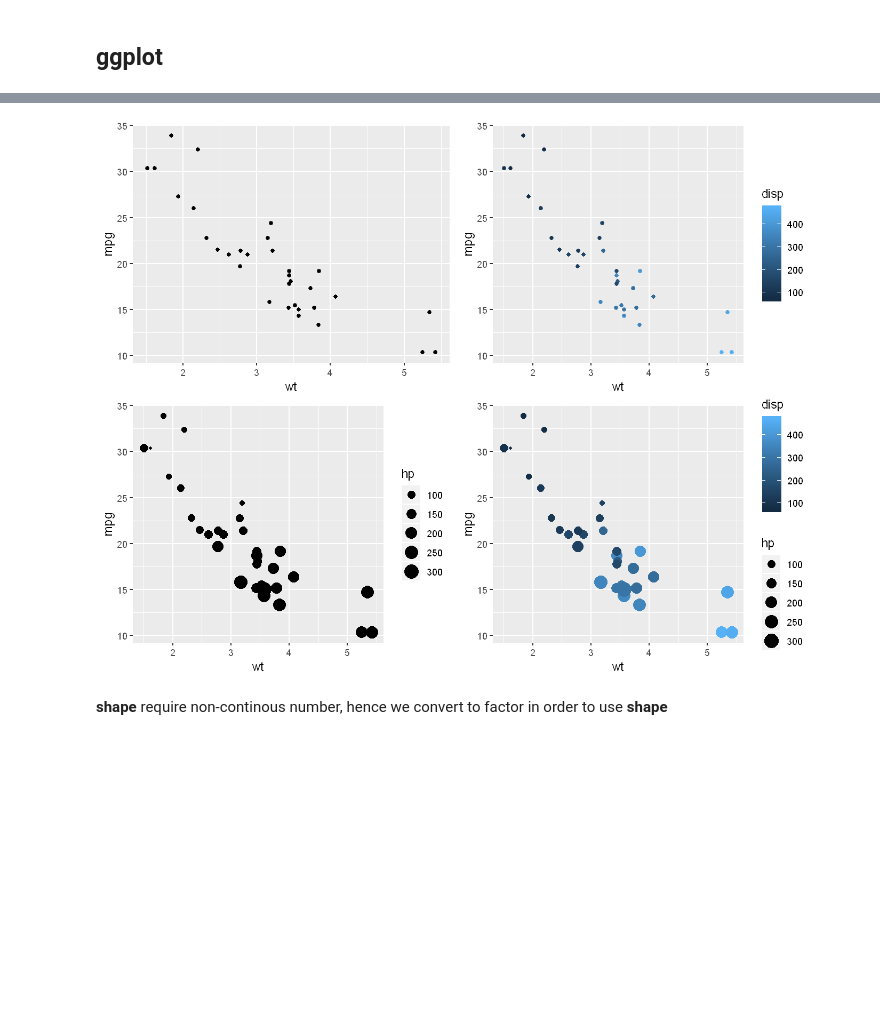
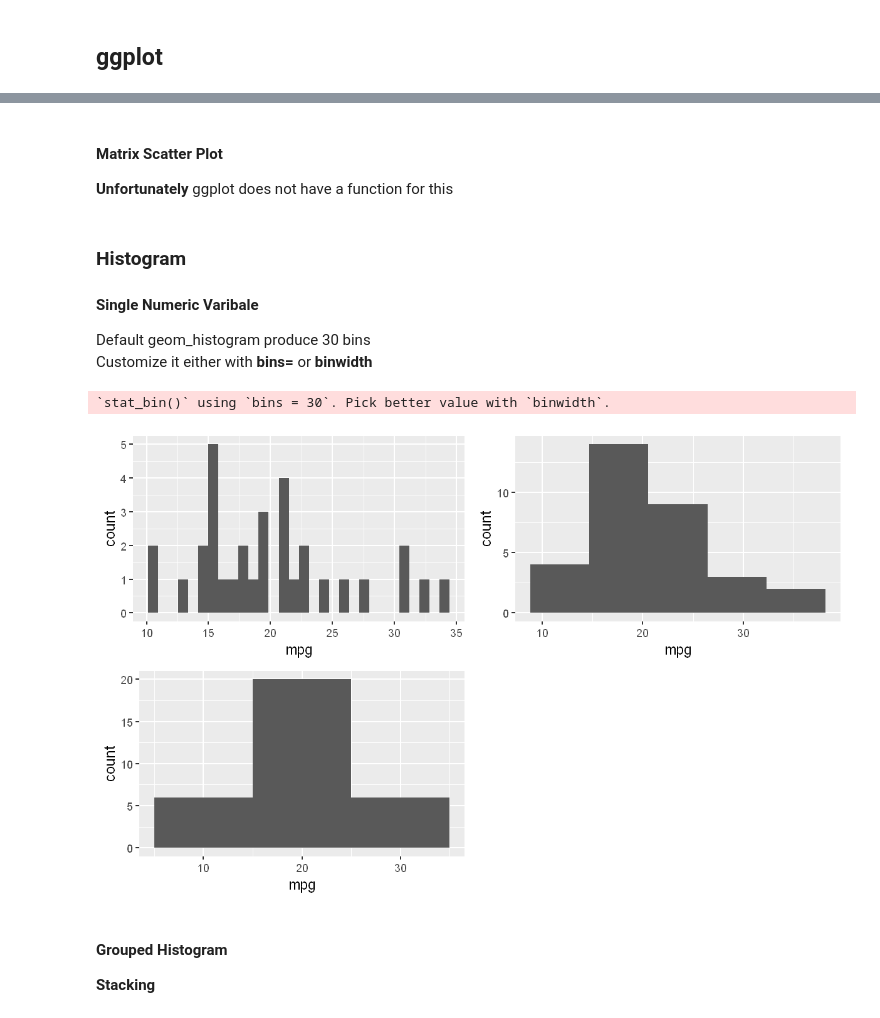
Before and after one commit to yongks/r_book, a Jupyter notebook: 04-visualization.ipynb, the cells around one changed output, grey strips where cells are left out. Cells and saved outputs as stored; diff of their text form; code cells hidden in the pictures; blank space fills up the shorter version.

```diff
--- a/04-visualization.ipynb
+++ b/04-visualization.ipynb
@@ -106,12 +474,21 @@ We shall demonstrate scatter plot with five variables:
+# %% [markdown]
+#### Matrix Scatter Plot
+**Unfortunately** ggplot does not have a function for this
+# %% [markdown]
+### Histogram
+#### Single Numeric Varibale
+Default geom_histogram produce 30 bins
+Customize it either with **bins=** or **binwidth**
 # %%
-options(repr.plot.width = 9, repr.plot.height = 7, repr.plot.res = 150)
-p1 = mtcars %>% ggplot(aes(x=wt, y=mpg)) + geom_point()
-p2 = mtcars %>% ggplot(aes(x=wt, y=mpg, col=disp)) + geom_point()
-p3 = mtcars %>% ggplot(aes(x=wt, y=mpg, size=hp)) + geom_point()
-p4 = mtcars %>% ggplot(aes(x=wt, y=mpg, col=disp, size=hp)) + geom_point()
-grid.arrange(p1,p2,p3,p4, ncol=2)
+options(repr.plot.width =8 , repr.plot.height = 5, repr.plot.res = 150)
+p1 = mtcars %>% ggplot(aes(x=mpg)) + geom_histogram()
+p2 = mtcars %>% ggplot(aes(x=mpg)) + geom_histogram(bins=5)
+p3 = mtcars %>% ggplot(aes(x=mpg)) + geom_histogram(binwidth=10)
+grid.arrange(p1,p2,p3, ncol=2)
 # %% [output]
+`stat_bin()` using `bins = 30`. Pick better value with `binwidth`.
-[figure, old version]
+[figure, new version]
-# %% [markdown]
-**shape** require non-continous number, hence we convert to factor in order to use **shape**
+# %% [markdown]
+#### Grouped Histogram
+**Stacking**
 # %%
```
Also changed, not shown: parts of 74 cells of this notebook, 35 other files.
